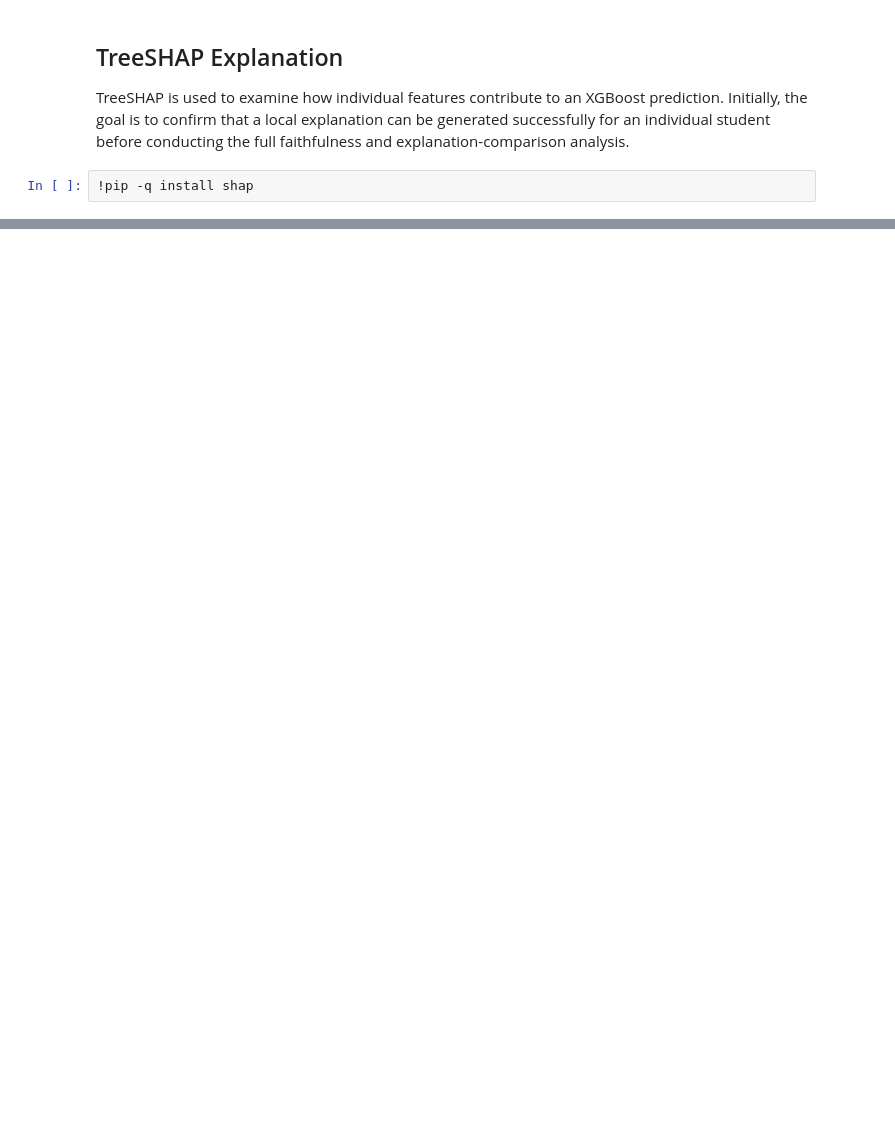
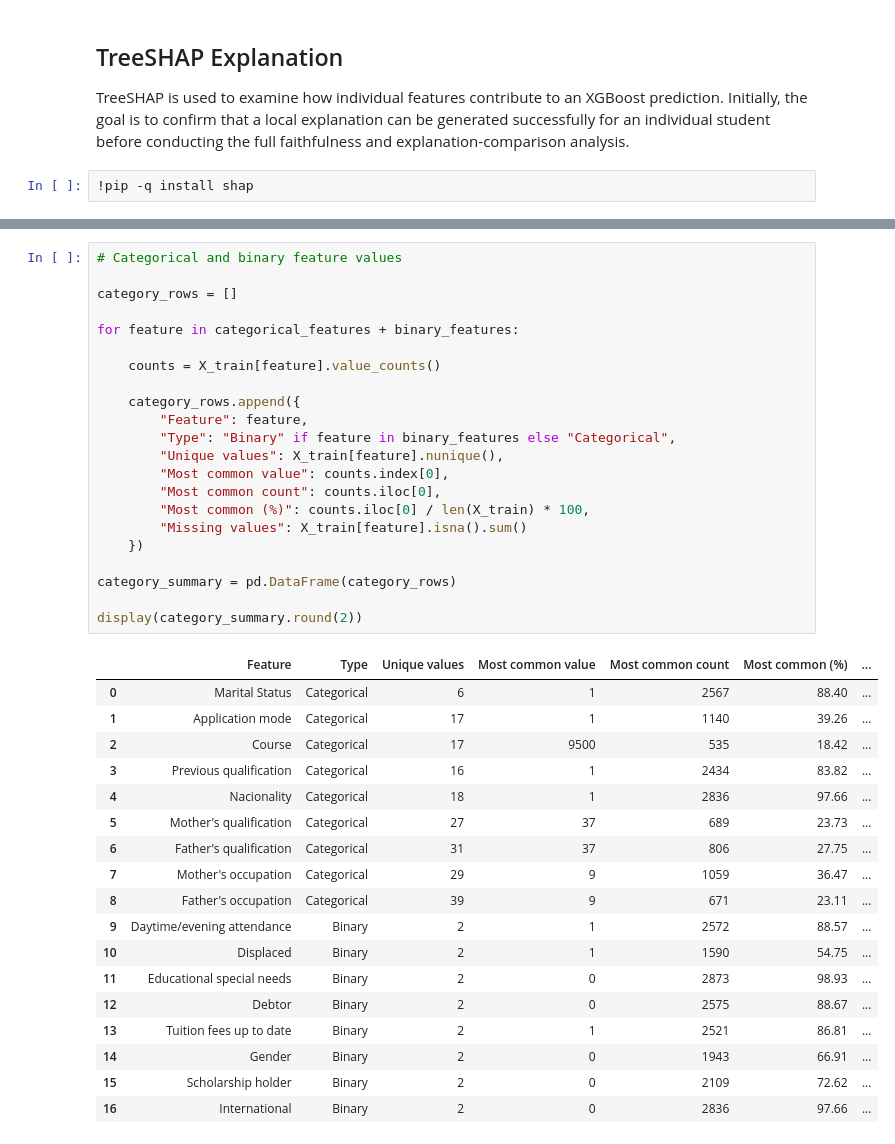
Before and after one commit to krs524/XAI_Project, a Jupyter notebook: notebooks/student_dropout.ipynb, the cells around one changed output, grey strips where cells are left out. Drawn from its saved outputs; the diff is of its cells as text; blank space fills up the shorter version.

```diff
--- a/notebooks/student_dropout.ipynb
+++ b/notebooks/student_dropout.ipynb
@@ -659,0 +1411,41 @@ shap.plots.waterfall(
+# %%
+# Categorical and binary feature values
+
+category_rows = []
+
+for feature in categorical_features + binary_features:
+
+    counts = X_train[feature].value_counts()
+
+    category_rows.append({
+        "Feature": feature,
+        "Type": "Binary" if feature in binary_features else "Categorical",
+        "Unique values": X_train[feature].nunique(),
+        "Most common value": counts.index[0],
+        "Most common count": counts.iloc[0],
+        "Most common (%)": counts.iloc[0] / len(X_train) * 100,
+        "Missing values": X_train[feature].isna().sum()
+    })
+
+category_summary = pd.DataFrame(category_rows)
+
+display(category_summary.round(2))
+# %% [output]
+|  | Feature | Type | Unique values | Most common value | Most common count | Most common (%) | ... |
+| 0 | Marital Status | Categorical | 6 | 1 | 2567 | 88.40 | ... |
+| 1 | Application mode | Categorical | 17 | 1 | 1140 | 39.26 | ... |
+| 2 | Course | Categorical | 17 | 9500 | 535 | 18.42 | ... |
+| 3 | Previous qualification | Categorical | 16 | 1 | 2434 | 83.82 | ... |
+| 4 | Nacionality | Categorical | 18 | 1 | 2836 | 97.66 | ... |
+| 5 | Mother's qualification | Categorical | 27 | 37 | 689 | 23.73 | ... |
+| 6 | Father's qualification | Categorical | 31 | 37 | 806 | 27.75 | ... |
+| 7 | Mother's occupation | Categorical | 29 | 9 | 1059 | 36.47 | ... |
+| 8 | Father's occupation | Categorical | 39 | 9 | 671 | 23.11 | ... |
+| 9 | Daytime/evening attendance | Binary | 2 | 1 | 2572 | 88.57 | ... |
+| 10 | Displaced | Binary | 2 | 1 | 1590 | 54.75 | ... |
+| 11 | Educational special needs | Binary | 2 | 0 | 2873 | 98.93 | ... |
+| 12 | Debtor | Binary | 2 | 0 | 2575 | 88.67 | ... |
+| 13 | Tuition fees up to date | Binary | 2 | 1 | 2521 | 86.81 | ... |
+| 14 | Gender | Binary | 2 | 0 | 1943 | 66.91 | ... |
+| 15 | Scholarship holder | Binary | 2 | 0 | 2109 | 72.62 | ... |
+| 16 | International | Binary | 2 | 0 | 2836 | 97.66 | ... |
```
Also changed, not shown: parts of 73 cells of this notebook.
